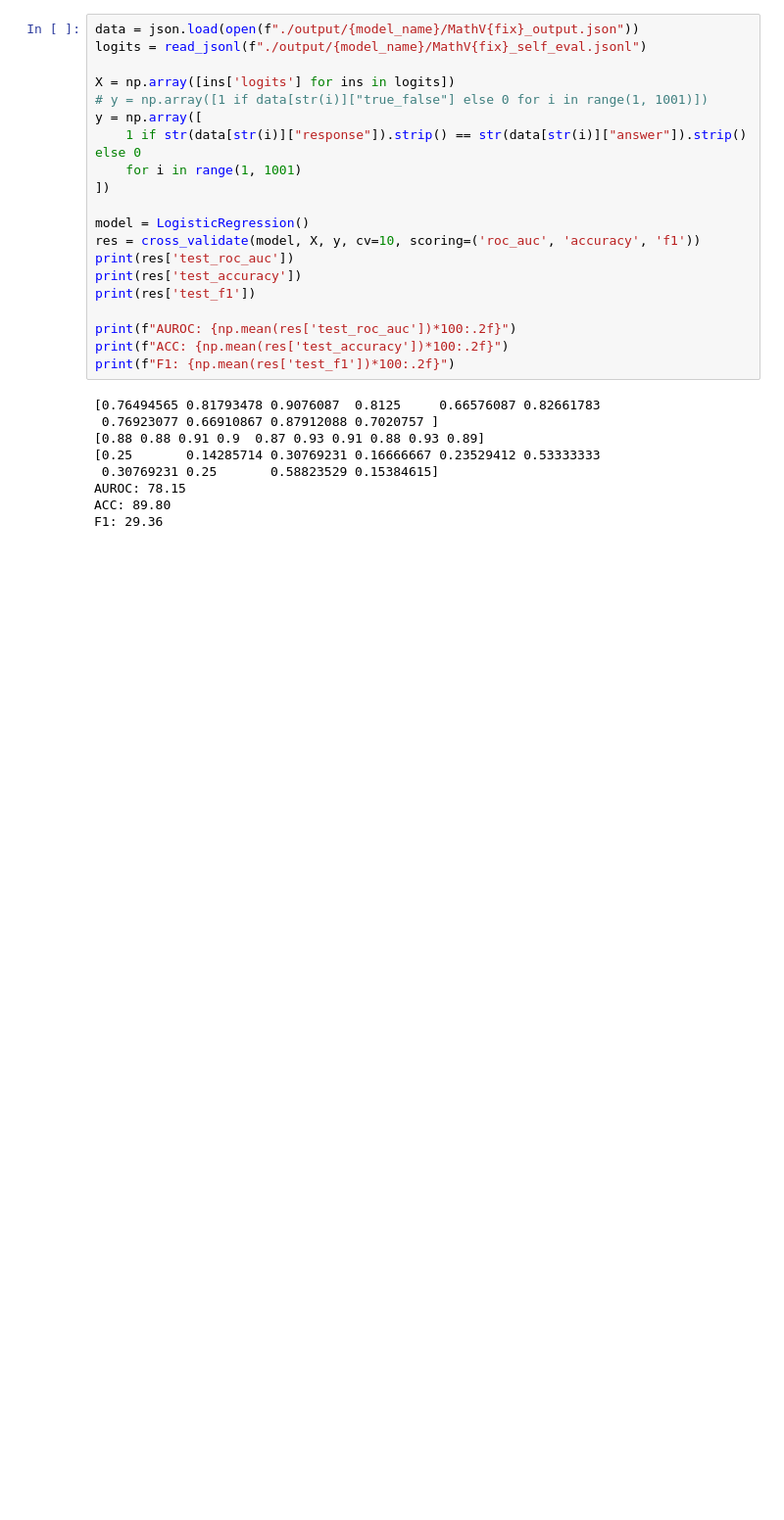
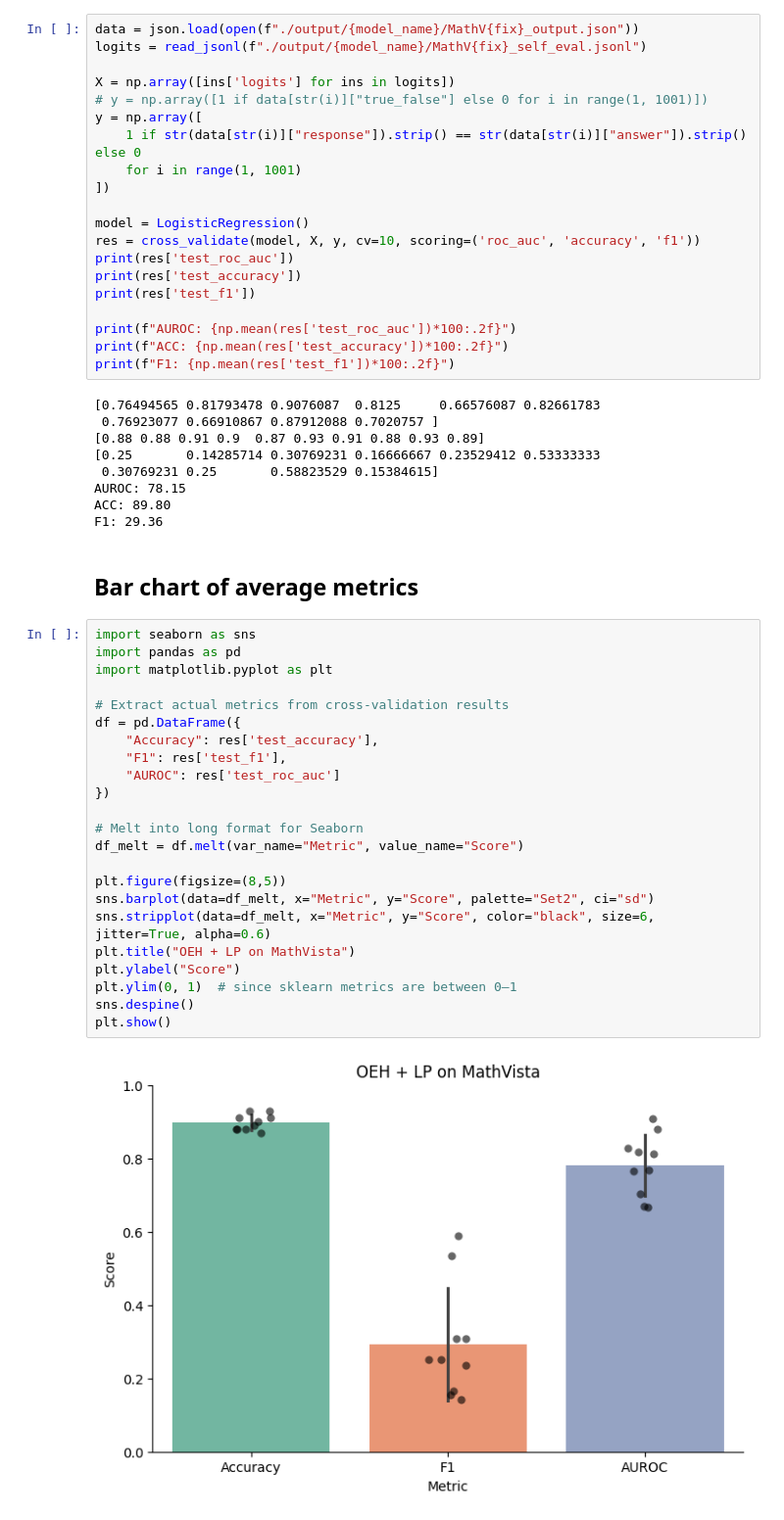
Before and after one commit to he-yulong/LVLM-LP, a Jupyter notebook: Task4_Unc_eval.ipynb, the cells around one changed output. Shown at 98% size. Drawn from its saved outputs; the diff is of its cells as text; blank space fills up the shorter version.

```diff
--- a/Task4_Unc_eval.ipynb
+++ b/Task4_Unc_eval.ipynb
@@ -136,3 +136,30 @@ print(f"F1: {np.mean(res['test_f1'])*100:.2f}")
 AUROC: 78.15
 ACC: 89.80
 F1: 29.36
+# %% [markdown]
+## Bar chart of average metrics
+# %%
+import seaborn as sns
+import pandas as pd
+import matplotlib.pyplot as plt
+
+# Extract actual metrics from cross-validation results
+df = pd.DataFrame({
+    "Accuracy": res['test_accuracy'],
+    "F1": res['test_f1'],
+    "AUROC": res['test_roc_auc']
+})
+
+# Melt into long format for Seaborn
+df_melt = df.melt(var_name="Metric", value_name="Score")
+
+plt.figure(figsize=(8,5))
+sns.barplot(data=df_melt, x="Metric", y="Score", palette="Set2", ci="sd")
+sns.stripplot(data=df_melt, x="Metric", y="Score", color="black", size=6, jitter=True, alpha=0.6)
+plt.title("OEH + LP on MathVista")
+plt.ylabel("Score")
+plt.ylim(0, 1)  # since sklearn metrics are between 0–1
+sns.despine()
+plt.show()
+# %% [output]
+[figure, added]
```
Also changed, not shown: parts of 4 cells of this notebook, 3 other files.
